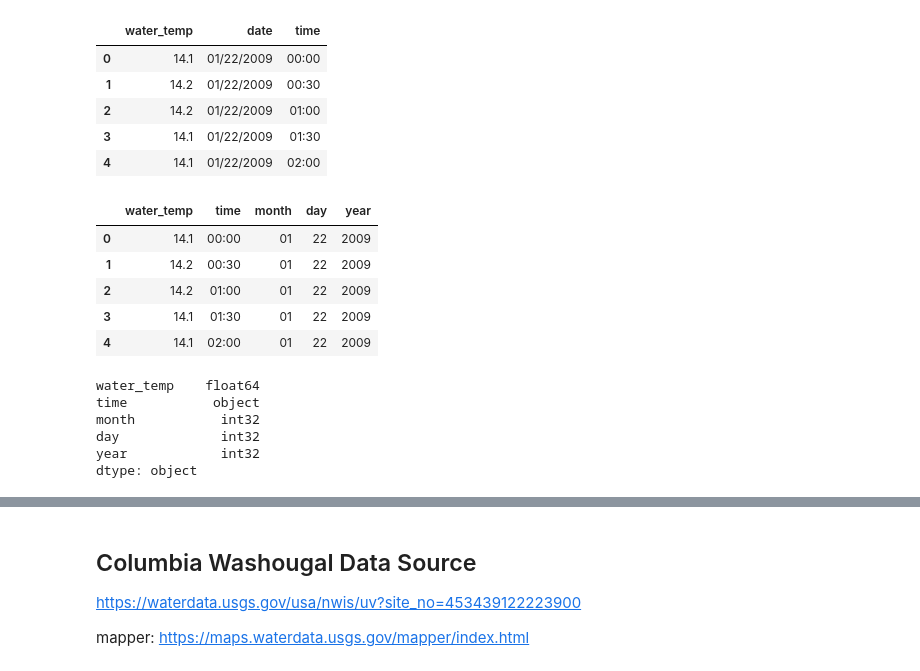
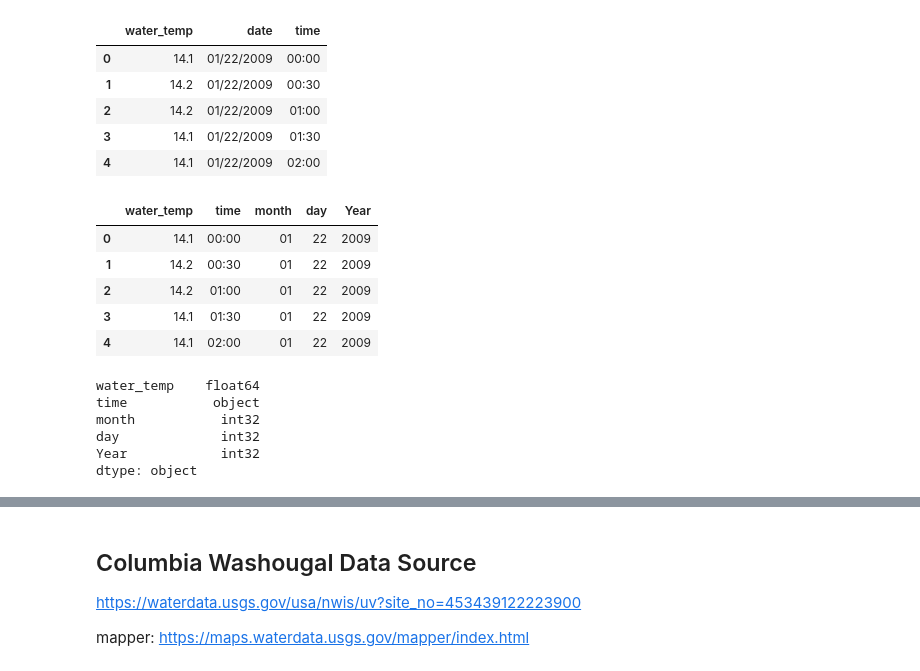
Before and after one commit to jayhjman/bootcamp-project1, a Jupyter notebook: Trim_water_data.ipynb, the cells around one changed output, grey strips where cells are left out. Cells and saved outputs as stored; diff of their text form; code cells hidden in the pictures.

```diff
--- a/Trim_water_data.ipynb
+++ b/Trim_water_data.ipynb
@@ -89,11 +91,11 @@ willamette_reduce_df.head()
 | 3 | 14.1 | 01/22/2009 | 01:30 |
 | 4 | 14.1 | 01/22/2009 | 02:00 |
 # %%
-willamette_reduce_df[['month','day','year']] = willamette_reduce_df['date'].str.split('/', expand=True)
+willamette_reduce_df[['month','day','Year']] = willamette_reduce_df['date'].str.split('/', expand=True)
 willamette_reduce_df = willamette_reduce_df.drop(columns=['date'])
 willamette_reduce_df.head()
 # %% [output]
-|  | water_temp | time | month | day | year |
+|  | water_temp | time | month | day | Year |
 | 0 | 14.1 | 00:00 | 01 | 22 | 2009 |
 | 1 | 14.2 | 00:30 | 01 | 22 | 2009 |
 | 2 | 14.2 | 01:00 | 01 | 22 | 2009 |
@@ -102,7 +104,7 @@ willamette_reduce_df.head()
 # %%
 willamette_reduce_df['month'] = willamette_reduce_df['month'].astype(int)
 willamette_reduce_df['day'] = willamette_reduce_df['day'].astype(int)
-willamette_reduce_df['year'] = willamette_reduce_df['year'].astype(int)
+willamette_reduce_df['Year'] = willamette_reduce_df['Year'].astype(int)
 
 willamette_reduce_df.dtypes
 # %% [output]
@@ -110,7 +112,7 @@ water_temp    float64
 time           object
 month           int32
 day             int32
-year            int32
+Year            int32
 dtype: object
 # %%
 willamette_reduce_final= willamette_reduce_df[(willamette_reduce_df['month'] >= 3) & (willamette_reduce_df['month'] <= 5)]
```
Also changed, not shown: parts of 17 cells of this notebook.
